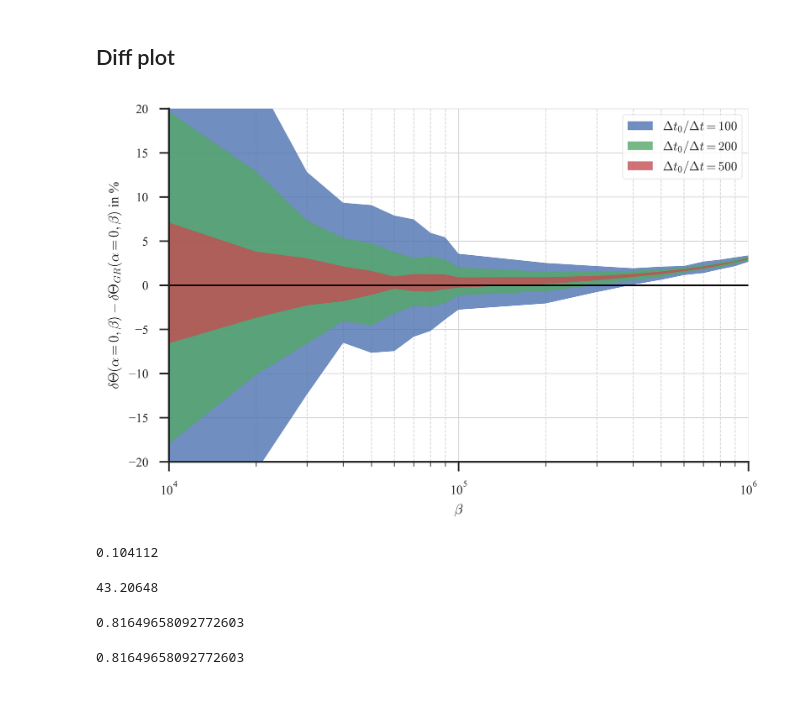
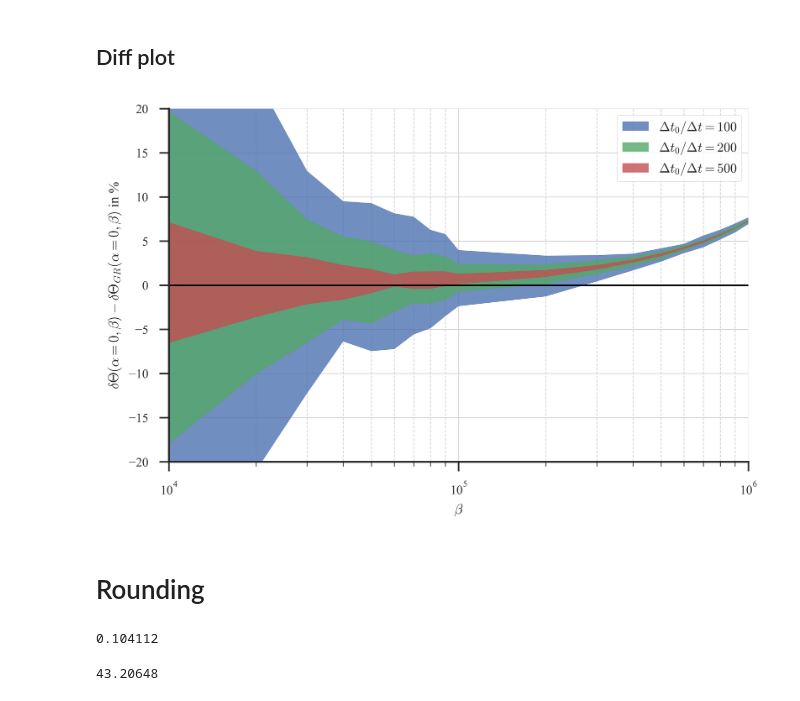
Before and after one commit to ckoerber/mercury-numerical, a Jupyter notebook: analysis/Figures.ipynb, the cells around one changed output. Drawn from its saved outputs; the diff is of its cells as text; code cells hidden in the pictures.

```diff
--- a/analysis/Figures.ipynb
+++ b/analysis/Figures.ipynb
@@ -336,60 +332,46 @@ for dt in df.dt.unique()[2:]:
         avg1 = df.loc[i1, "avg"]
         std1 = df.loc[i1, "std"]
 
-        GR = (rS**2/4/h*beta + 3./32* rS**4/h**2 *beta**2 + 5./128*rS**6/h**3 * beta**3 )*360
+        GR = (rS**2/4/h*beta)*360 # + 3./32* rS**4/h**2 *beta**2 + 5./128*rS**6/h**3 * beta**3 )*360
         del_tot = np.sqrt(avg0**2 + std0**2 + std1**2)
 
         diff.append((avg1-GR)/GR*100)
         del_n.append((del_tot)/GR*100)
 
     ax.fill_between(
         betas[1:],
         np.array(diff)+np.array(del_n),
         np.array(diff)-np.array(del_n),
         interpolate=True,
         alpha=0.8,
-        label=r"$\Delta t_0/\Delta t ={0}$".format(ceil(dt0/dt))
+        label=r"$\Delta t_0/\Delta t ={0}$".format(int(np.ceil(dt0/dt)))
     )
-
-    for cap in caps:
-        cap.set_markeredgewidth(1)
 
 ax.grid(color='lightgray', linestyle='-', linewidth=0.5, which="major")
 ax.grid(color='lightgray', linestyle='--', linewidth=0.5, which="minor")
 ax.axhline(0, linestyle="-", color="black", lw=1)
 
 sns.despine()
 
 ax.set_ylim(-20,20)
 ax.set_xscale("log")
 ax.set_xlim(1.e4, 1.e6)
 
 ax.legend(loc="upper right", frameon=True, fontsize="small")
 
 ax.set_ylabel(r"$\delta \Theta(\alpha=0, \beta)-\delta \Theta_{GR}(\alpha=0, \beta)$ in %")
 ax.set_xlabel(r"$\beta$")
 
 plt.show(fig)
 # %% [output]
-[figure, old version]
+[figure, new version]
 # %%
 fig.savefig("computation-precision.pdf", bbox_inches="tight")
+# %% [markdown]
+# Rounding
 # %%
 print(0.964/10**5 * 3 * 3600)
 0.964/10**5 * 3 * 3600* 100* 4.15
 # %% [output]
 0.104112
 43.20648
-# %%
-a = [1,2,3]
-np.std(a)
-# %% [output]
-0.81649658092772603
-# %%
-avg = (1+2+3)/3
-std = 0
-for el in a:
-    std += (el - avg)**2
-np.sqrt(std/3.)
-# %% [output]
-0.81649658092772603
```
Also changed, not shown: parts of 7 cells of this notebook, 2 other files.
